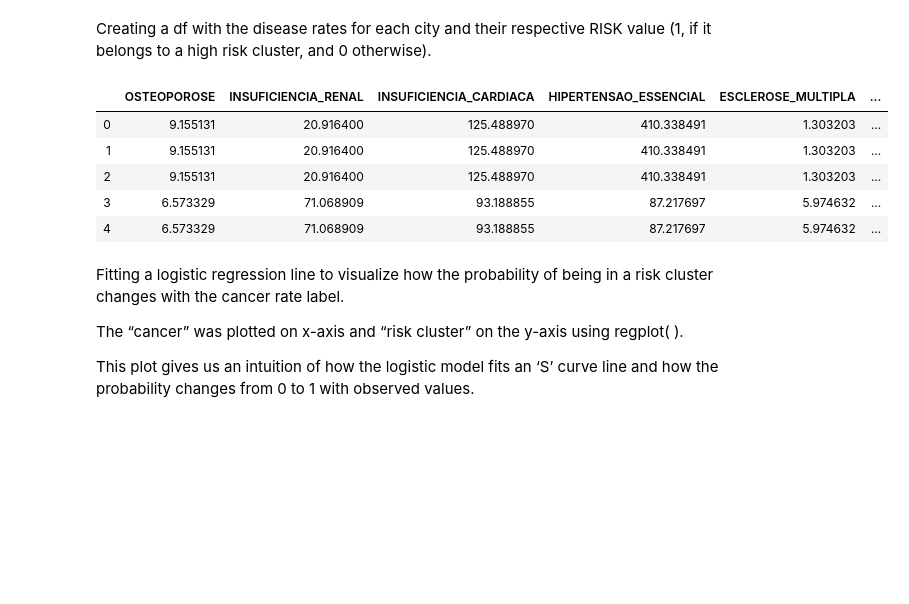
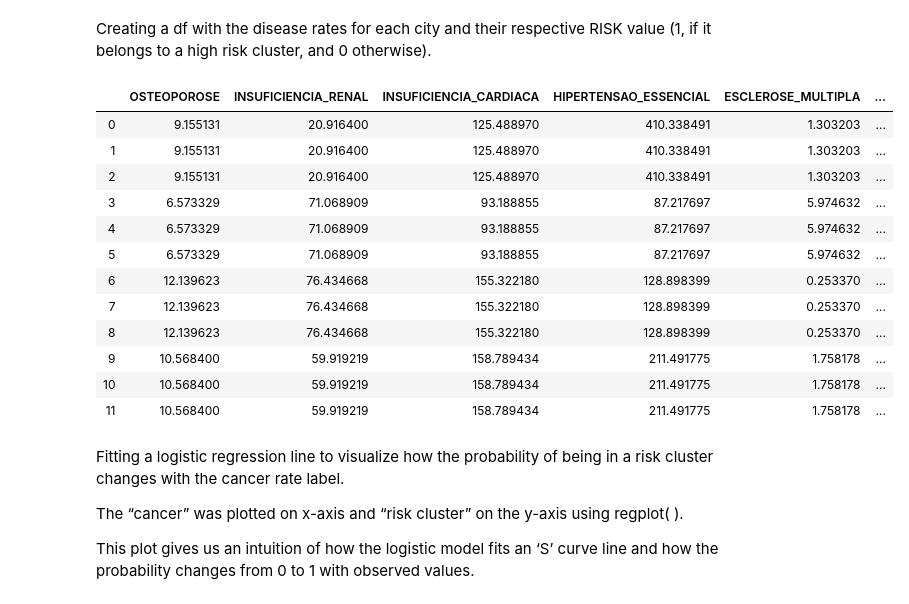
Before and after one commit to pypas/suicities-datasus, a Jupyter notebook: LinearModels/LogisticRegression/logistic_regression_spatial_cluster.ipynb, the cells around one changed output. Drawn from its saved outputs; the diff is of its cells as text; code cells hidden in the pictures; blank space fills up the shorter version.

```diff
--- a/LinearModels/LogisticRegression/logistic_regression_spatial_cluster.ipynb
+++ b/LinearModels/LogisticRegression/logistic_regression_spatial_cluster.ipynb
@@ -31,14 +31,21 @@ for file in all_files:
 df = all_diseases.drop('MUNCOD', 1)
 df = df.drop('TRAUMATISMO_INTRACRANIANO', 1) # We remove Traumatismo Intracraniano (low p-value on Spearman test)
 # %%
-df.head()
+df.head(12)
 # %% [output]
 |  | OSTEOPOROSE | INSUFICIENCIA_RENAL | INSUFICIENCIA_CARDIACA | HIPERTENSAO_ESSENCIAL | ESCLEROSE_MULTIPLA | ... |
 | 0 | 9.155131 | 20.916400 | 125.488970 | 410.338491 | 1.303203 | ... |
 | 1 | 9.155131 | 20.916400 | 125.488970 | 410.338491 | 1.303203 | ... |
 | 2 | 9.155131 | 20.916400 | 125.488970 | 410.338491 | 1.303203 | ... |
 | 3 | 6.573329 | 71.068909 | 93.188855 | 87.217697 | 5.974632 | ... |
 | 4 | 6.573329 | 71.068909 | 93.188855 | 87.217697 | 5.974632 | ... |
+| 5 | 6.573329 | 71.068909 | 93.188855 | 87.217697 | 5.974632 | ... |
+| 6 | 12.139623 | 76.434668 | 155.322180 | 128.898399 | 0.253370 | ... |
+| 7 | 12.139623 | 76.434668 | 155.322180 | 128.898399 | 0.253370 | ... |
+| 8 | 12.139623 | 76.434668 | 155.322180 | 128.898399 | 0.253370 | ... |
+| 9 | 10.568400 | 59.919219 | 158.789434 | 211.491775 | 1.758178 | ... |
+| 10 | 10.568400 | 59.919219 | 158.789434 | 211.491775 | 1.758178 | ... |
+| 11 | 10.568400 | 59.919219 | 158.789434 | 211.491775 | 1.758178 | ... |
 # %% [markdown]
 Fitting a logistic regression line to visualize how the probability of being in a risk cluster changes with the cancer rate label.
 
```
Also changed, not shown: parts of 3 cells of this notebook.
